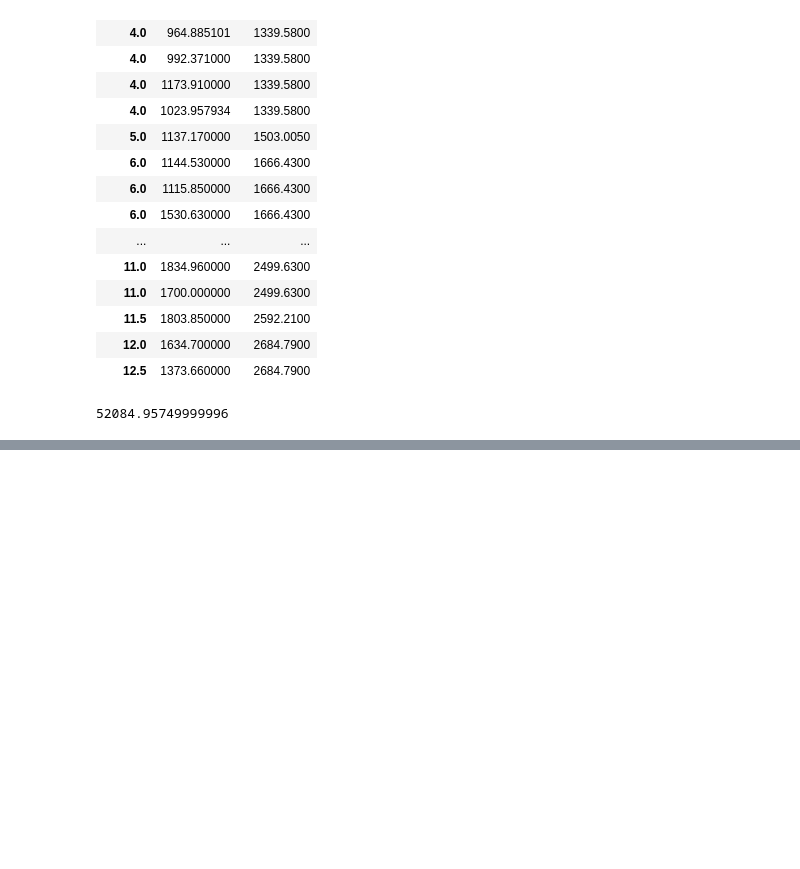
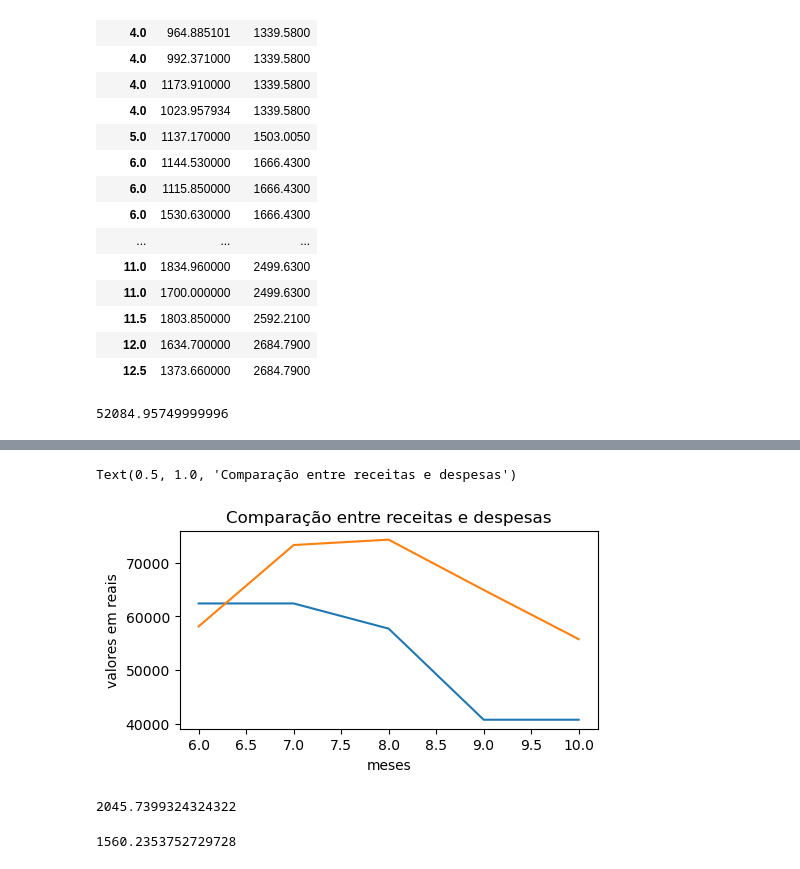
Before and after one commit to mp-resuldados/diagnostico-escola, a Jupyter notebook: notebooks/contas.ipynb, the cells around one changed output, grey strips where cells are left out. Saved outputs shown, nothing was run; the diff lists cells and outputs as text; code cells hidden in the pictures; blank space fills up the shorter version.

```diff
--- a/notebooks/contas.ipynb
+++ b/notebooks/contas.ipynb
@@ -245,0 +257,22 @@ comp
+# %%
+fig, ax = plt.subplots(figsize=(5, 2.7), layout='constrained')
+ax.plot(receitas['MESES'], receitas['VALORES'], label='receitas')
+ax.plot(despesas['MESES'], despesas['VALORES'], label='despesas')
+# ax.plot(x, x**3, label='tabelado')
+ax.set_xlabel('meses')
+ax.set_ylabel('valores em reais')
+ax.set_title('Comparação entre receitas e despesas')
+#ax.legend()
+# %% [output]
+Text(0.5, 1.0, 'Comparação entre receitas e despesas')
+[figure, added]
+# %%
+# cálculo da mensalidade tabelada média
+comp['TABELADO'].mean()
+# %% [output]
+2045.7399324324322
+# %%
+# cálculo da mensalidade paga média
+comp['PAGO'].mean()
+# %% [output]
+1560.2353752729728
```
Also changed, not shown: parts of 9 cells of this notebook, 1 other file.
